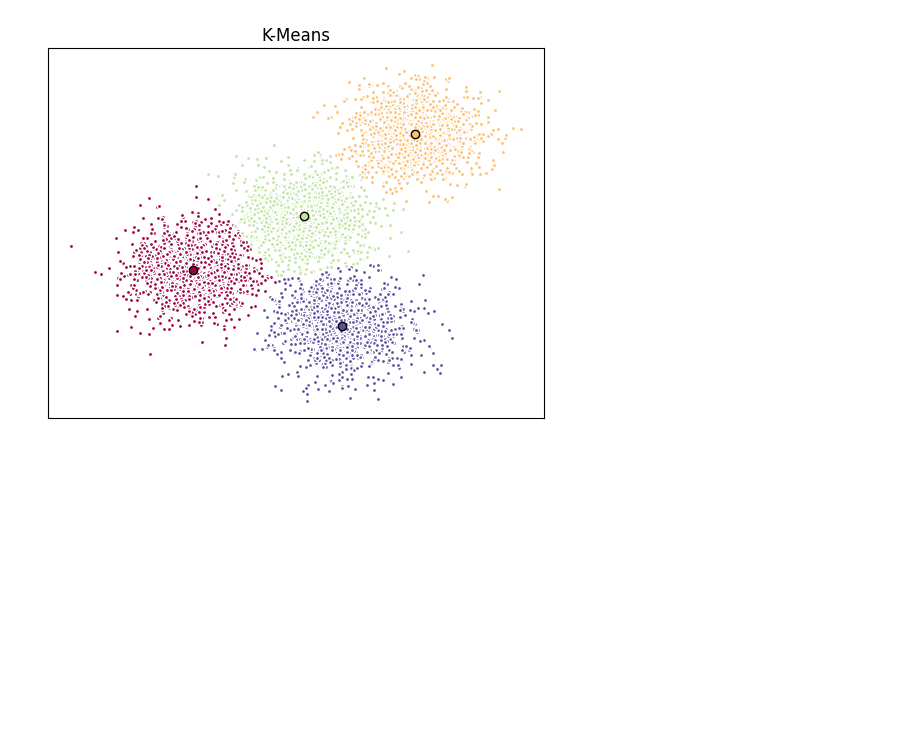
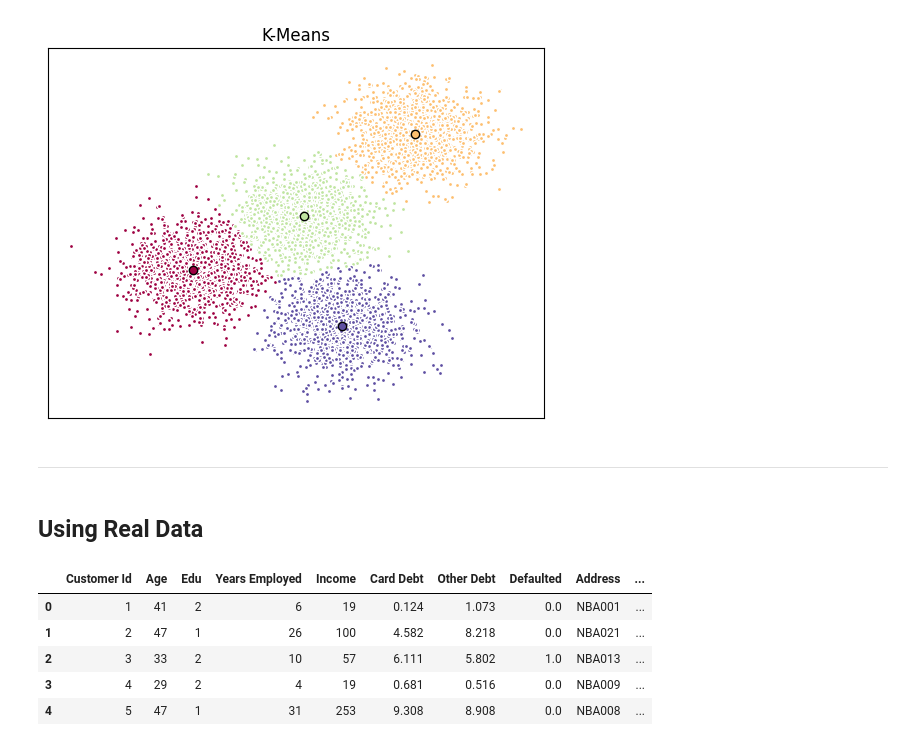
Before and after one commit to amir-azimi-dev/Machine-Learning, a Jupyter notebook: clustering/k-means.ipynb, the cells around one changed output. Cells and saved outputs as stored; diff of their text form; code cells hidden in the pictures; blank space fills up the shorter version.

```diff
--- a/clustering/k-means.ipynb
+++ b/clustering/k-means.ipynb
@@ -69,3 +69,17 @@ ax.set_yticks(())
 plt.show()
 # %% [output]
 [figure]
+# %% [markdown]
+<hr>
+# %% [markdown]
+## Using Real Data
+# %%
+customers_df = pd.read_csv("Cust_Segmentation.csv")
+customers_df.head()
+# %% [output]
+|  | Customer Id | Age | Edu | Years Employed | Income | Card Debt | Other Debt | Defaulted | Address | ... |
+| 0 | 1 | 41 | 2 | 6 | 19 | 0.124 | 1.073 | 0.0 | NBA001 | ... |
+| 1 | 2 | 47 | 1 | 26 | 100 | 4.582 | 8.218 | 0.0 | NBA021 | ... |
+| 2 | 3 | 33 | 2 | 10 | 57 | 6.111 | 5.802 | 1.0 | NBA013 | ... |
+| 3 | 4 | 29 | 2 | 4 | 19 | 0.681 | 0.516 | 0.0 | NBA009 | ... |
+| 4 | 5 | 47 | 1 | 31 | 253 | 9.308 | 8.908 | 0.0 | NBA008 | ... |
```
Also changed, not shown: parts of 14 cells of this notebook, 1 other file.
